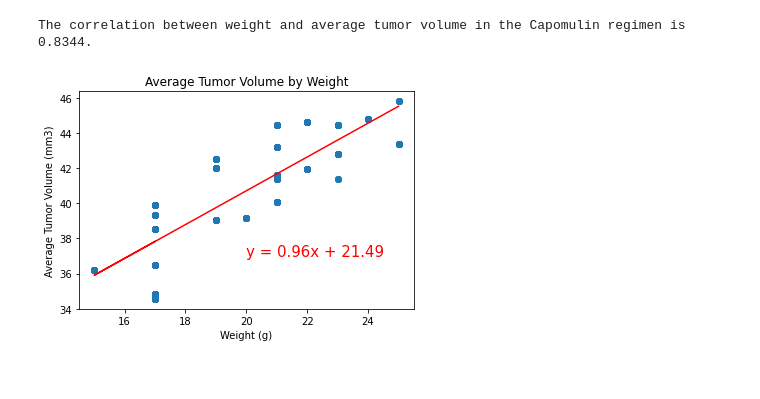
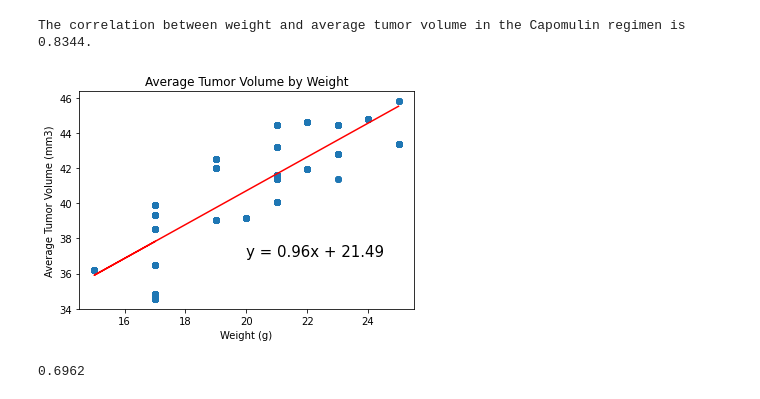
Before and after one commit to MattEgan660/Matplotlib-Challenge, a Jupyter notebook: pymaceuticals_starter.ipynb, the cells around one changed output. Drawn from its saved outputs; the diff is of its cells as text; code cells hidden in the pictures.

```diff
--- a/pymaceuticals_starter.ipynb
+++ b/pymaceuticals_starter.ipynb
@@ -403,25 +411,32 @@ The correlation between weight and average tumor volume in the Capomulin regimen
 # %%
 # For mouse weight and average tumor volume for the Capomulin regimen
 
 (slope, intercept, rvalue, pvalue, stderr) = st.linregress(x_axis, y_axis)
 regression_values = x_axis * slope + intercept
 linear_equation = "y = " + str(round(slope,2)) + "x + " + str(round(intercept,2))
 
 # Plot linear regression on to the scatter plot
 plt.scatter(x_axis,y_axis)
 plt.plot(x_axis,regression_values,"r-")
 
 #apply labels and title
 plt.xlabel("Weight (g)")
 plt.ylabel("Average Tumor Volume (mm3)")
 plt.title('Average Tumor Volume by Weight')
 
 
 # Add linear equation to the scatterplot
-plt.annotate(linear_equation,(20,37), fontsize=15, color="red")
+plt.annotate(linear_equation,(20,37), fontsize=15, color="black")
 
 
 # Display plot
 plt.show()
 # %% [output]
-[figure, old version]
+[figure, new version]
+# %%
+# Calculate r squared to see how well our model predicts average tumor volume for a given weight
+
+rsquared = round((rvalue**2),4)
+rsquared
+# %% [output]
+0.6962
```
Also changed, not shown: parts of 4 cells of this notebook.
